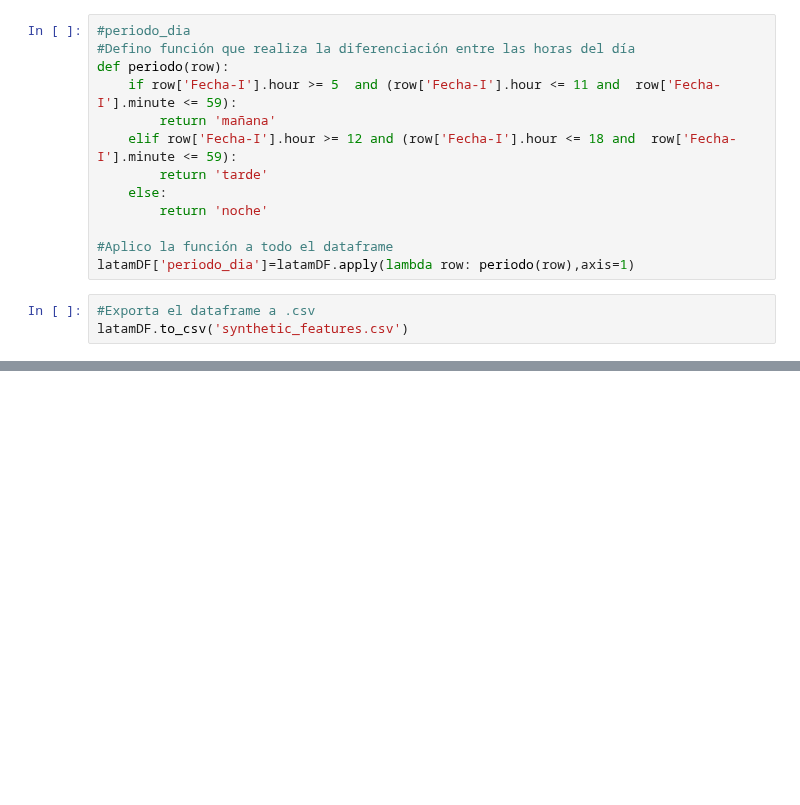
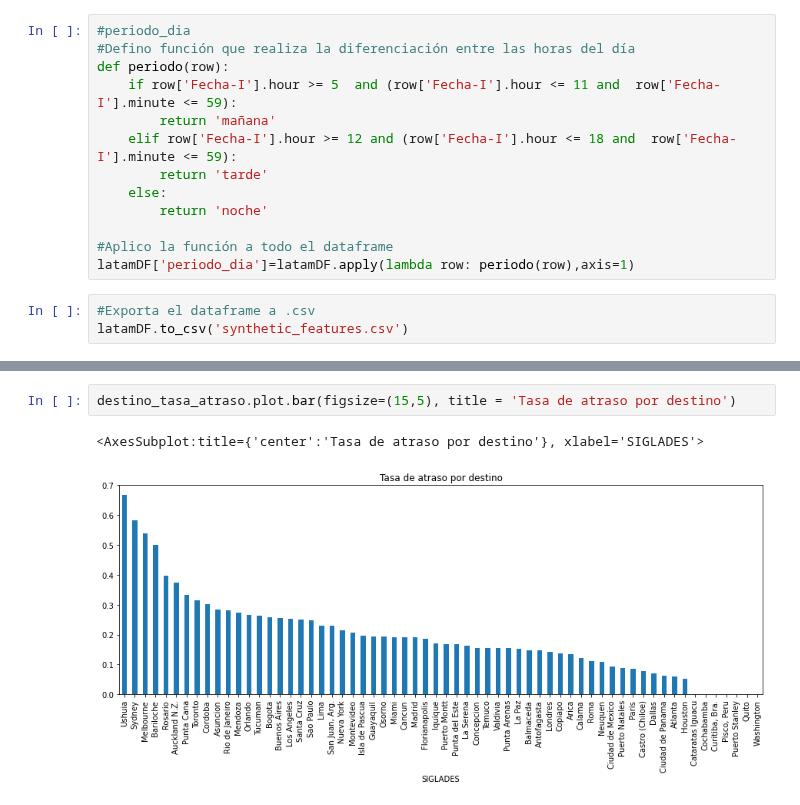
Before and after one commit to AndresFrancoG/desafioDSLatam, a Jupyter notebook: solution.ipynb, the cells around one changed output, grey strips where cells are left out. Saved outputs shown, nothing was run; the diff lists cells and outputs as text; blank space fills up the shorter version.

```diff
--- a/solution.ipynb
+++ b/solution.ipynb
@@ -160,0 +192,5 @@ latamDF.to_csv('synthetic_features.csv')
+# %%
+destino_tasa_atraso.plot.bar(figsize=(15,5), title = 'Tasa de atraso por destino')
+# %% [output]
+<AxesSubplot:title={'center':'Tasa de atraso por destino'}, xlabel='SIGLADES'>
+[figure, added]
```
Also changed, not shown: parts of 13 cells of this notebook.
